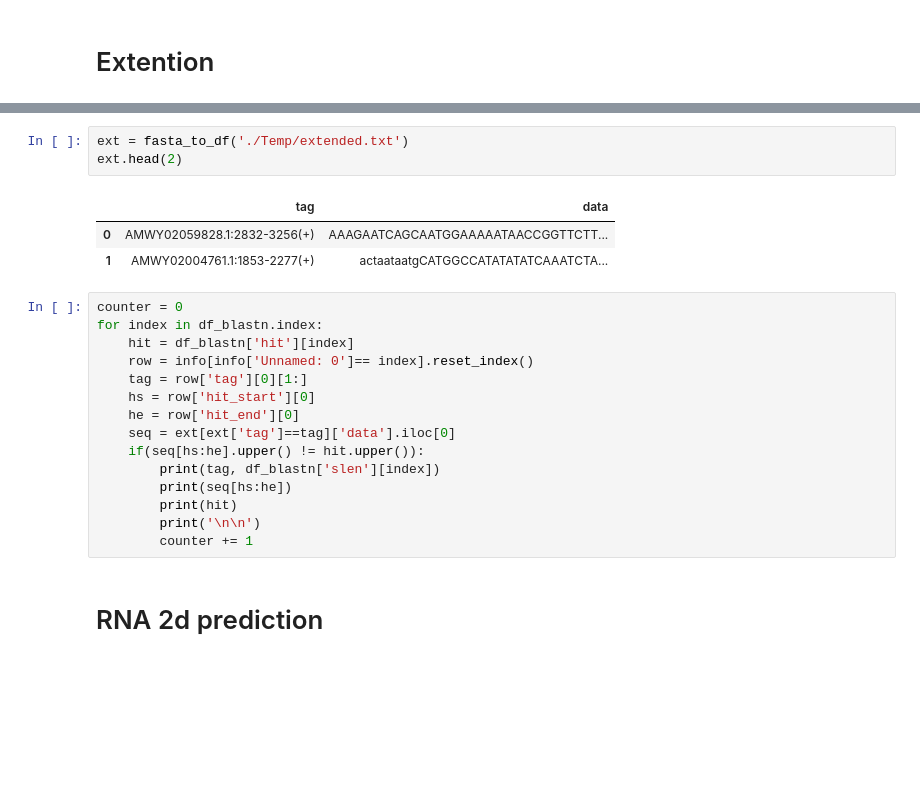
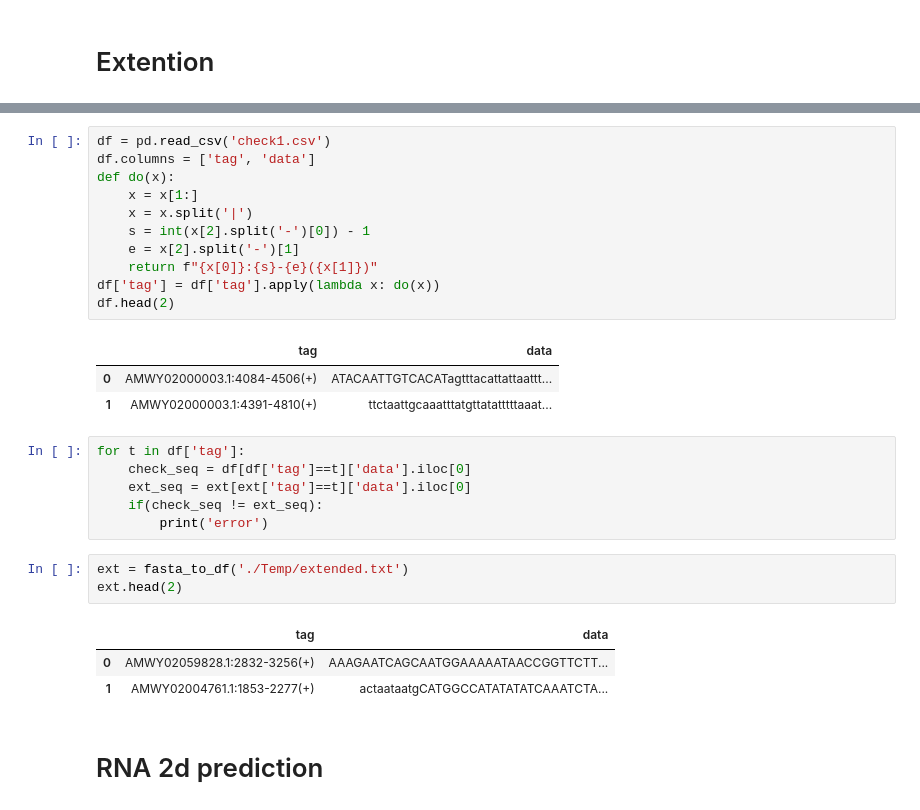
Before and after one commit to Ilia-Abolhasani/amir-p3, a Jupyter notebook: Code.ipynb, the cells around one changed output, grey strips where cells are left out. Drawn from its saved outputs; the diff is of its cells as text; blank space fills up the shorter version.

```diff
--- a/Code.ipynb
+++ b/Code.ipynb
@@ -630,3 +570,24 @@ info.head(2)
+# %%
+df = pd.read_csv('check1.csv')
+df.columns = ['tag', 'data']
+def do(x):
+    x = x[1:]
+    x = x.split('|')
+    s = int(x[2].split('-')[0]) - 1
+    e = x[2].split('-')[1]
+    return f"{x[0]}:{s}-{e}({x[1]})"
+df['tag'] = df['tag'].apply(lambda x: do(x))
+df.head(2)
+# %% [output]
+|  | tag | data |
+| 0 | AMWY02000003.1:4084-4506(+) | ATACAATTGTCACATagtttacattattaattt... |
+| 1 | AMWY02000003.1:4391-4810(+) | ttctaattgcaaatttatgttatatttttaaat... |
+# %%
+for t in df['tag']:
+    check_seq = df[df['tag']==t]['data'].iloc[0]
+    ext_seq = ext[ext['tag']==t]['data'].iloc[0]
+    if(check_seq != ext_seq):
+        print('error')
 # %%
 ext = fasta_to_df('./Temp/extended.txt')
 ext.head(2)
@@ -634,21 +595,6 @@ ext.head(2)
 |  | tag | data |
 | 0 | AMWY02059828.1:2832-3256(+) | AAAGAATCAGCAATGGAAAAATAACCGGTTCTT... |
 | 1 | AMWY02004761.1:1853-2277(+) | actaataatgCATGGCCATATATATCAAATCTA... |
-# %%
-counter = 0
-for index in df_blastn.index:
-    hit = df_blastn['hit'][index]
-    row = info[info['Unnamed: 0']== index].reset_index()
-    tag = row['tag'][0][1:]
-    hs = row['hit_start'][0]
-    he = row['hit_end'][0]
-    seq = ext[ext['tag']==tag]['data'].iloc[0]
-    if(seq[hs:he].upper() != hit.upper()):
-        print(tag, df_blastn['slen'][index])
-        print(seq[hs:he])
-        print(hit)
-        print('\n\n')
-        counter += 1
 # %% [markdown]
 # RNA 2d prediction
 # %% [markdown]
```
Also changed, not shown: parts of 48 cells of this notebook, 3 other files.
